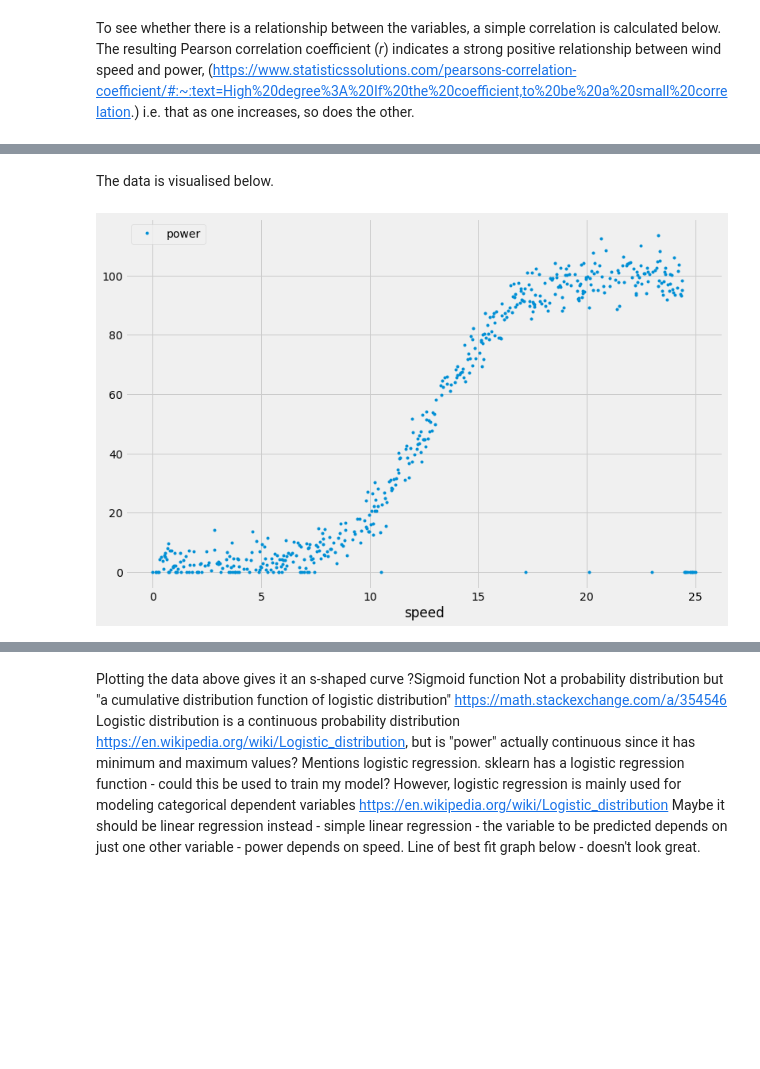
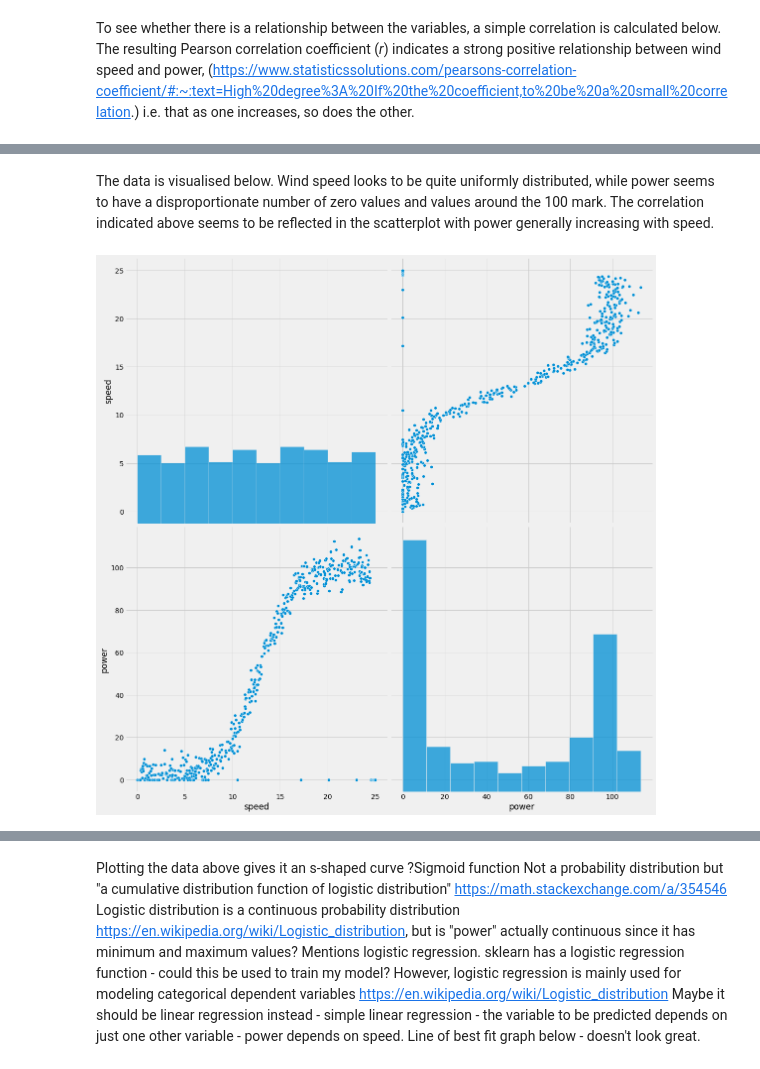
Before and after one commit to jennifer-ryan/machine-learning-project, a Jupyter notebook: Power Production Analysis.ipynb, the cells around one changed output, grey strips where cells are left out. Drawn from its saved outputs; the diff is of its cells as text; code cells hidden in the pictures; blank space fills up the shorter version.

```diff
--- a/Power Production Analysis.ipynb
+++ b/Power Production Analysis.ipynb
@@ -98,8 +102,8 @@ data[['speed', 'power']].corr()
-# %% [markdown]
-The data is visualised below.
-# %%
-data.plot(x="speed", y="power", style=".")
-plt.show()
-# %% [output]
-[figure, removed]
+# %% [markdown]
+The data is visualised below. Wind speed looks to be quite uniformly distributed, while power seems to have a disproportionate number of zero values and values around the 100 mark. The correlation indicated above seems to be reflected in the scatterplot with power generally increasing with speed.
+# %%
+sns.pairplot(data, height=8)
+plt.show()
+# %% [output]
+[figure, added]
 # %% [markdown]
```
Also changed, not shown: parts of 6 cells of this notebook.
